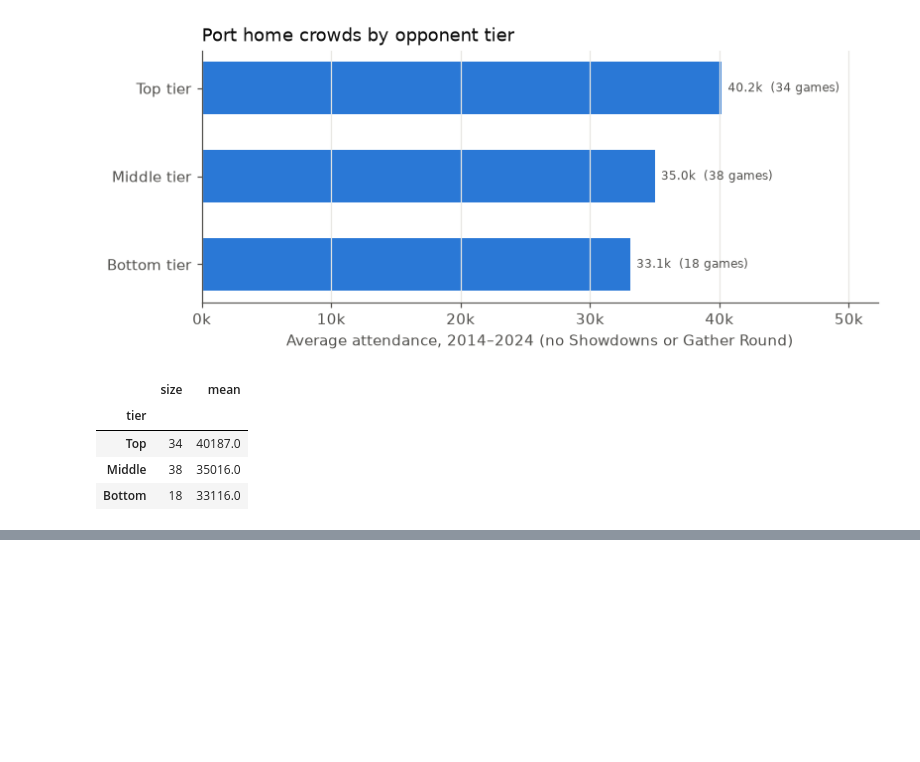
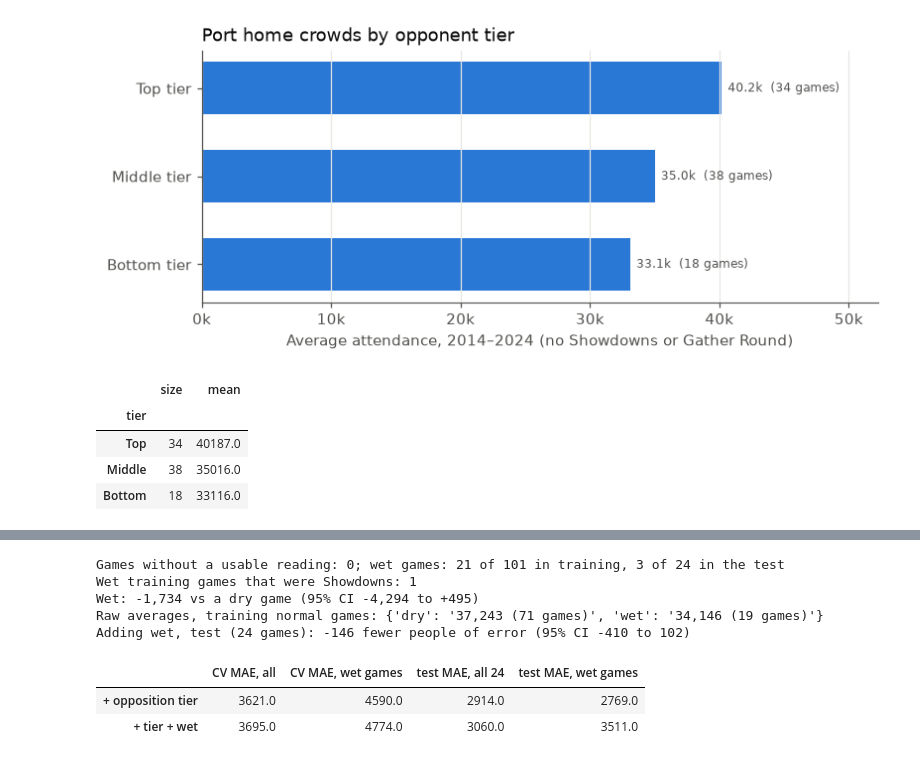
Before and after one commit to pete1729/afl-analytics, a Jupyter notebook: notebooks/09_port_home_attendance.ipynb, the cells around one changed output, grey strips where cells are left out. Cells and saved outputs as stored; diff of their text form; code cells hidden in the pictures; blank space fills up the shorter version.

Commit message:
Add wet/dry weather flag to the next-game attendance model
Co-Authored-By: Claude Opus 5.5 <noreply@anthropic.com>

```diff
--- a/notebooks/09_port_home_attendance.ipynb
+++ b/notebooks/09_port_home_attendance.ipynb
@@ -949,3 +964,63 @@ by_tier.round(0)
+# %%
+from afl.weather import daily_rainfall, game_day_rain
+
+games5["rain_mm"] = game_day_rain(games5["start"], daily_rainfall())
+games5["wet"] = games5["rain_mm"] >= 1
+for df in (train5, test5):
+    df[["rain_mm", "wet"]] = games5.loc[df.index, ["rain_mm", "wet"]]
+print(f"Games without a usable reading: {games5['rain_mm'].isna().sum()}; wet games: "
+      f"{train5['wet'].sum()} of {len(train5)} in training, {test5['wet'].sum()} of {len(test5)} in the test")
+print("Wet training games that were Showdowns:", train5.loc[train5["wet"], "showdown"].sum())
+
+
+def features_wet(df: pd.DataFrame, level: pd.Series | None = None) -> pd.DataFrame:
+    """The opposition-tier model's variables plus wet (1mm+ of rain)."""
+    X = features_tier(df, level)
+    X["Wet (1mm+)"] = df["wet"] * 1.0
+    return X
+
+
+rule_wet = fit_rule(train5, features_wet)
+no_sd = train5[~train5["showdown"]]  # again, now with the wet column
+X_wet = features_wet(no_sd, rule_wet[1])
+rng = np.random.default_rng(SEED)
+boot_wet = pd.DataFrame([ols(X_wet.iloc[idx], no_sd["attendance"].iloc[idx])
+                         for idx in (rng.integers(0, len(no_sd), len(no_sd)) for _ in range(N_BOOT))])
+print(f"Wet: {rule_wet[0]['Wet (1mm+)']:+,.0f} vs a dry game "
+      f"(95% CI {boot_wet['Wet (1mm+)'].quantile(0.025):+,.0f} to {boot_wet['Wet (1mm+)'].quantile(0.975):+,.0f})")
+
+raw_wet = train5[train5["normal"]].groupby("wet")["attendance"].agg(["size", "mean"]).rename(index={False: "dry", True: "wet"})
+print("Raw averages, training normal games:", {k: f"{v:,.0f} ({n:.0f} games)" for k, n, v in raw_wet.itertuples()})
+
+cv7["Wet"] = pd.concat([
+    predict_rule(*fit_rule(train5[train5["season"] != season], features_wet),
+                 train5[train5["season"] == season], features_wet)
+    for season in TRAIN])
+test5["pred_Wet"] = predict_rule(*rule_wet, test5, features_wet)
+test5["abs_Wet"] = (test5["pred_Wet"] - test5["attendance"]).abs()
+
+wet_cv = train5["wet"].loc[cv7.index]
+compare_wet = pd.DataFrame({
+    name: {
+        "CV MAE, all": mae(cv7[col], cv7["attendance"]),
+        "CV MAE, wet games": mae(cv7[col], cv7["attendance"], wet_cv),
+        "test MAE, all 24": test5[f"abs_{col}"].mean(),
+        "test MAE, wet games": test5.loc[test5["wet"], f"abs_{col}"].mean(),
+    }
+    for name, col in [("+ opposition tier", "Tier"), ("+ tier + wet", "Wet")]
+}).T
+gain, low, high = bootstrap(test5, lambda d: d["abs_Tier"].mean() - d["abs_Wet"].mean(), n=N_BOOT, seed=SEED)
+print(f"Adding wet, test (24 games): {gain:,.0f} fewer people of error (95% CI {low:,.0f} to {high:,.0f})")
+compare_wet.round(0)
+# %% [output]
+Games without a usable reading: 0; wet games: 21 of 101 in training, 3 of 24 in the test
+Wet training games that were Showdowns: 1
+Wet: -1,734 vs a dry game (95% CI -4,294 to +495)
+Raw averages, training normal games: {'dry': '37,243 (71 games)', 'wet': '34,146 (19 games)'}
+Adding wet, test (24 games): -146 fewer people of error (95% CI -410 to 102)
+|  | CV MAE, all | CV MAE, wet games | test MAE, all 24 | test MAE, wet games |
+| + opposition tier | 3621.0 | 4590.0 | 2914.0 | 2769.0 |
+| + tier + wet | 3695.0 | 4774.0 | 3060.0 | 3511.0 |
 # %% [markdown]
 # Results
 
```
Also changed, not shown: parts of 2 cells of this notebook.
